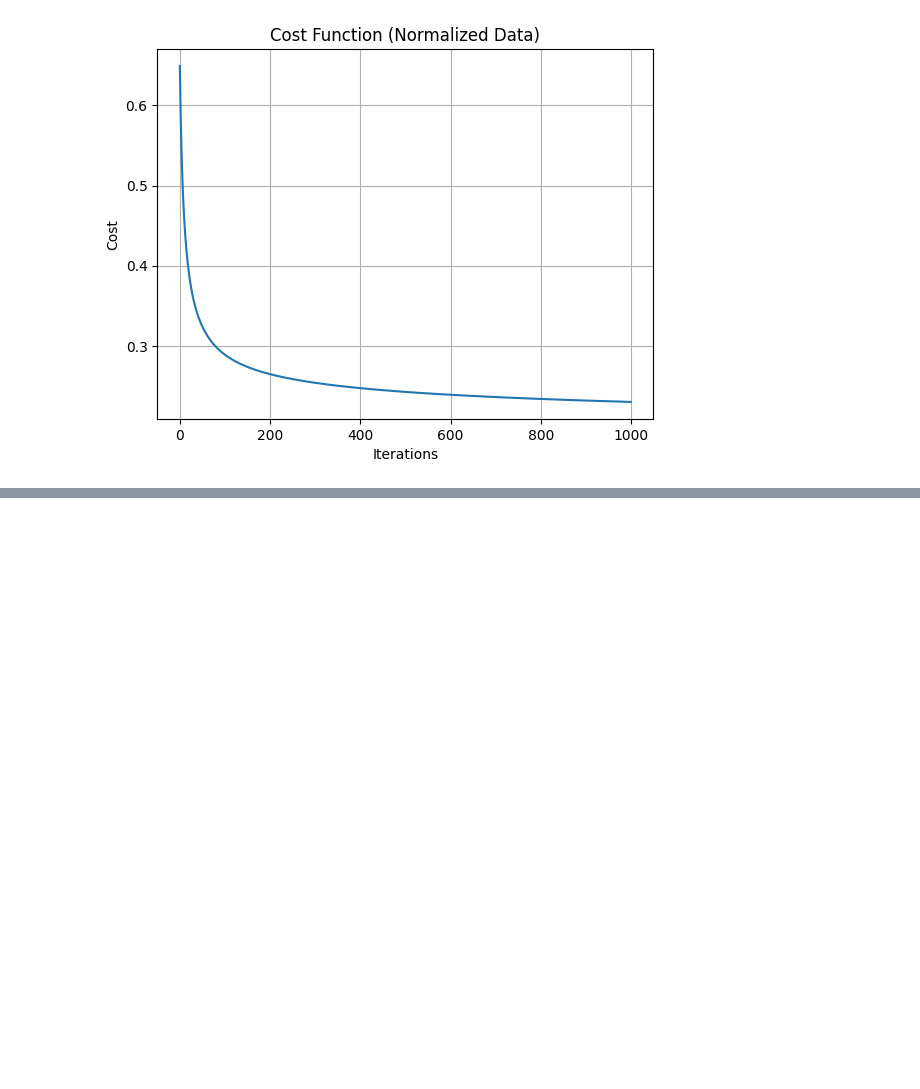
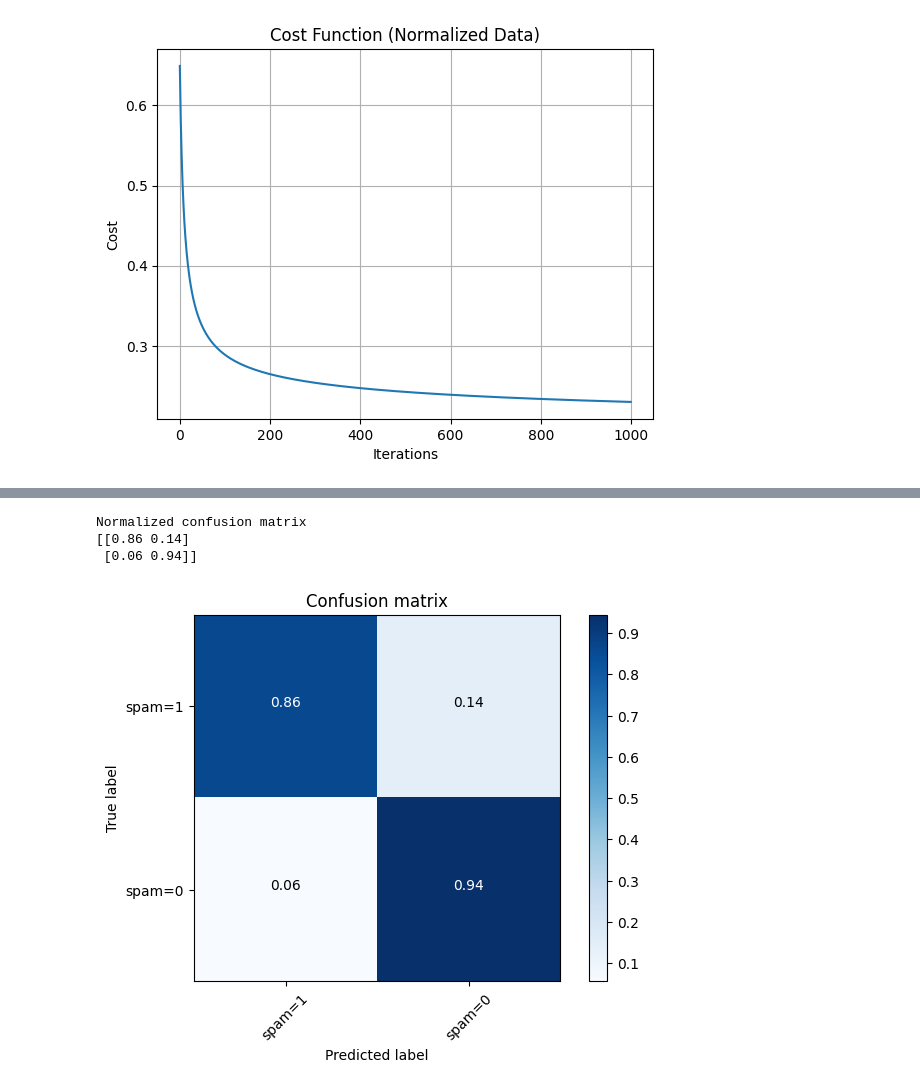
Before and after one commit to AmoguJUduka/MachineLearning, a Jupyter notebook: DeepLearningAssignments/SpamDataset_LogisticRegression.ipynb, the cells around one changed output, grey strips where cells are left out. Cells and saved outputs as stored; diff of their text form; code cells hidden in the pictures; blank space fills up the shorter version.

```diff
--- a/DeepLearningAssignments/SpamDataset_LogisticRegression.ipynb
+++ b/DeepLearningAssignments/SpamDataset_LogisticRegression.ipynb
@@ -281,0 +374,14 @@ Test Accuracy: 0.9231
+# %%
+# Compute confusion matrix
+cnf_matrix = confusion_matrix(y_test, yhat, labels=[1,0])
+np.set_printoptions(precision=2)
+
+
+# Plot non-normalized confusion matrix
+plt.figure()
+plot_confusion_matrix(cnf_matrix, classes=['spam=1','spam=0'],normalize= True,  title='Confusion matrix')
+# %% [output]
+Normalized confusion matrix
+[[0.86 0.14]
+ [0.06 0.94]]
+[figure, added]
```
Also changed, not shown: parts of 15 cells of this notebook.
